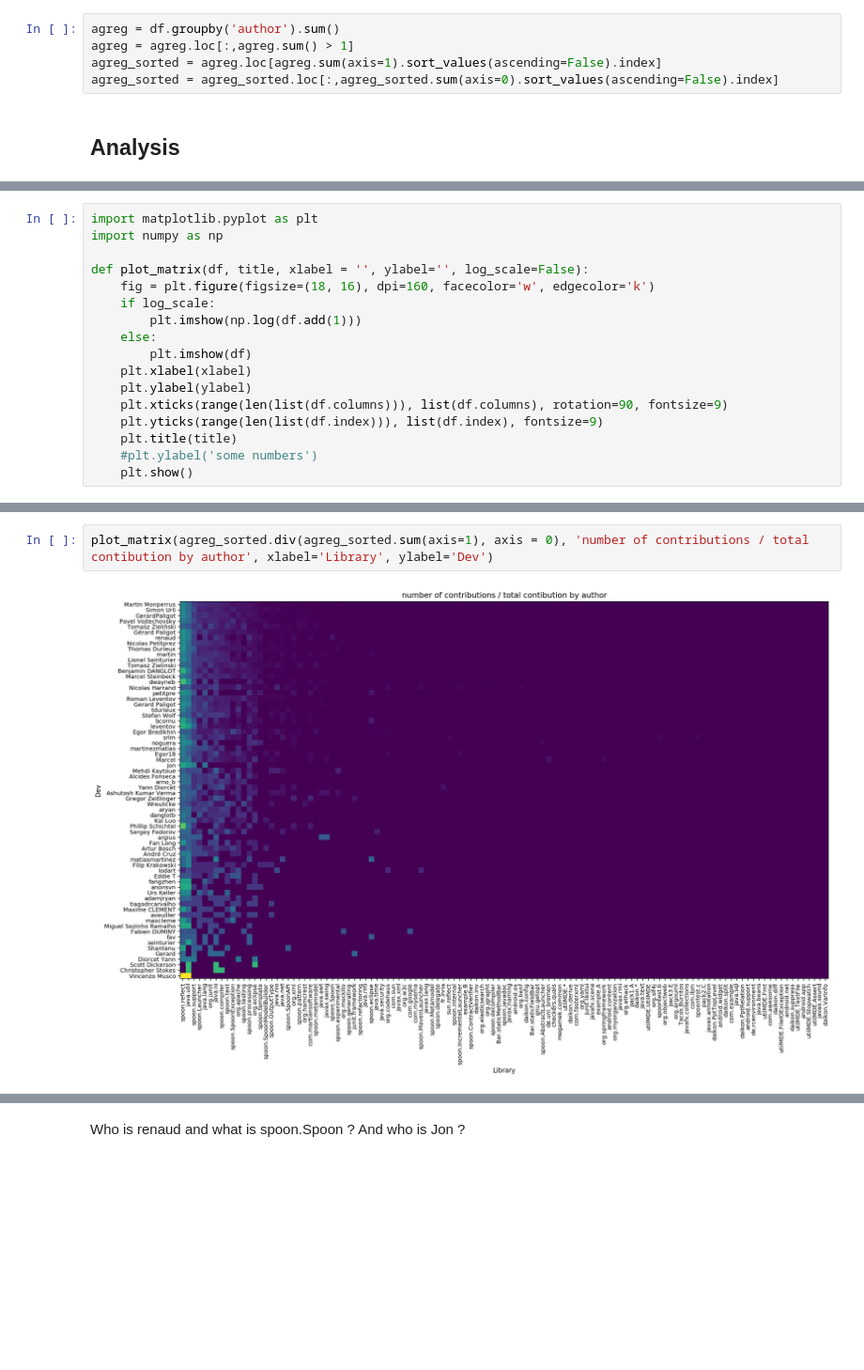
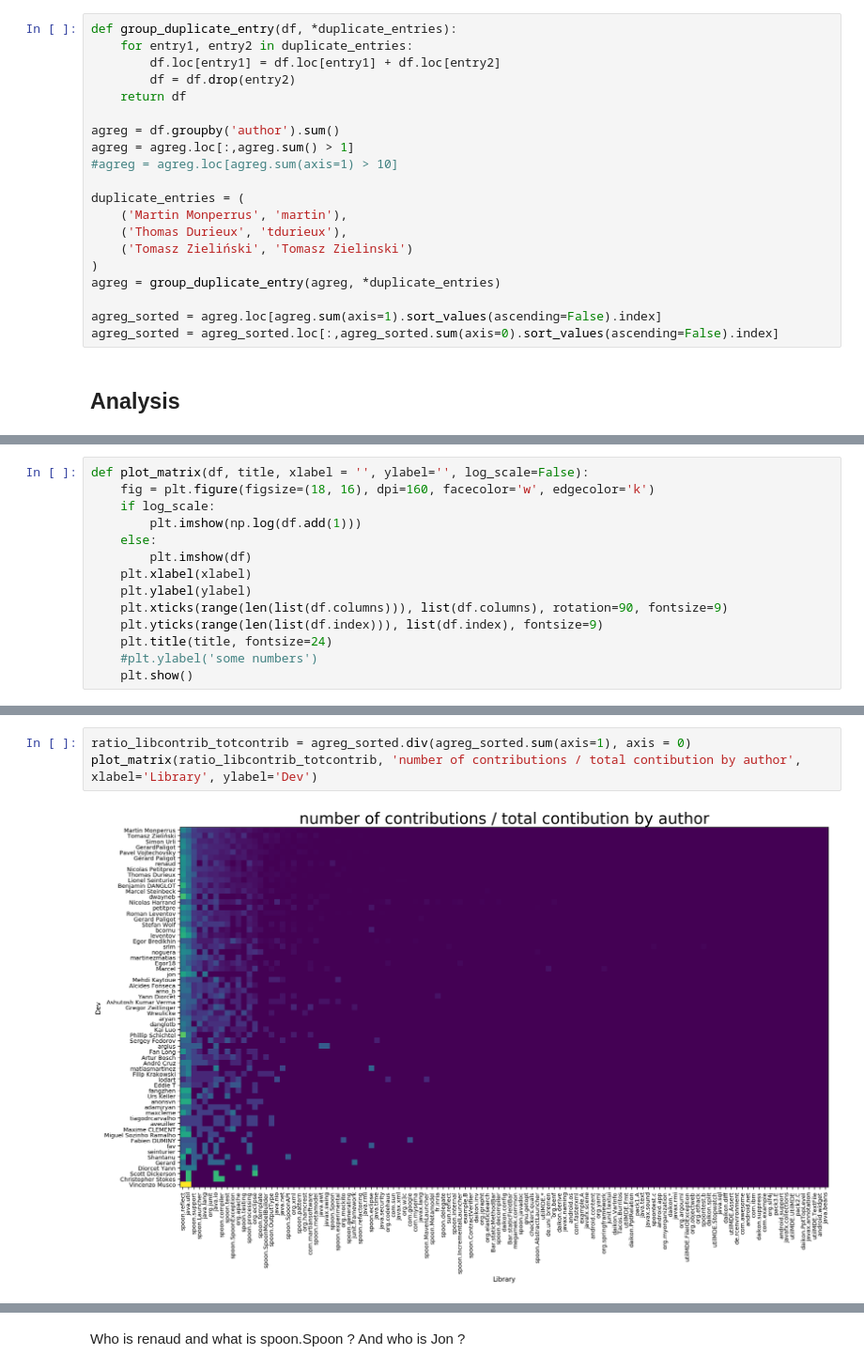
Before and after one commit to castor-software/oss-graph-metrics, a Jupyter notebook: data_analysis/notebook/dev_library.ipynb, the cells around one changed output, grey strips where cells are left out. Shown at 94% size. Saved outputs shown, nothing was run; the diff lists cells and outputs as text; blank space fills up the shorter version.

```diff
--- a/data_analysis/notebook/dev_library.ipynb
+++ b/data_analysis/notebook/dev_library.ipynb
@@ -71,6 +73,21 @@ Then sort the data in row and column by the number of modifications.
 # %%
+def group_duplicate_entry(df, *duplicate_entries):
+    for entry1, entry2 in duplicate_entries:
+        df.loc[entry1] = df.loc[entry1] + df.loc[entry2]
+        df = df.drop(entry2)
+    return df
+
 agreg = df.groupby('author').sum()
 agreg = agreg.loc[:,agreg.sum() > 1]
+#agreg = agreg.loc[agreg.sum(axis=1) > 10]
+
+duplicate_entries = (
+    ('Martin Monperrus', 'martin'),
+    ('Thomas Durieux', 'tdurieux'),
+    ('Tomasz Zieliński', 'Tomasz Zielinski')
+)
+agreg = group_duplicate_entry(agreg, *duplicate_entries)
+
 agreg_sorted = agreg.loc[agreg.sum(axis=1).sort_values(ascending=False).index]
 agreg_sorted = agreg_sorted.loc[:,agreg_sorted.sum(axis=0).sort_values(ascending=False).index]
 # %% [markdown]
@@ -78,7 +116,4 @@ agreg_sorted = agreg_sorted.loc[:,agreg_sorted.sum(axis=0).sort_values(ascending
 # %%
-import matplotlib.pyplot as plt
-import numpy as np
-
 def plot_matrix(df, title, xlabel = '', ylabel='', log_scale=False):
     fig = plt.figure(figsize=(18, 16), dpi=160, facecolor='w', edgecolor='k')
     if log_scale:
@@ -89,7 +124,7 @@ def plot_matrix(df, title, xlabel = '', ylabel='', log_scale=False):
     plt.ylabel(ylabel)
     plt.xticks(range(len(list(df.columns))), list(df.columns), rotation=90, fontsize=9)
     plt.yticks(range(len(list(df.index))), list(df.index), fontsize=9)
-    plt.title(title)
+    plt.title(title, fontsize=24)
     #plt.ylabel('some numbers')
     plt.show()
 # %%
@@ -99,7 +134,8 @@ plot_matrix(agreg_sorted, 'Number of contributions (log scale)', xlabel='Import
 # %%
-plot_matrix(agreg_sorted.div(agreg_sorted.sum(axis=1), axis = 0), 'number of contributions / total contibution by author', xlabel='Library', ylabel='Dev')
+ratio_libcontrib_totcontrib = agreg_sorted.div(agreg_sorted.sum(axis=1), axis = 0)
+plot_matrix(ratio_libcontrib_totcontrib, 'number of contributions / total contibution by author', xlabel='Library', ylabel='Dev')
 # %% [output]
-[figure, old version]
+[figure, new version]
 # %%
 plot_matrix(agreg_sorted.div(agreg_sorted.sum(axis=0), axis = 1), 'number of contributions / total contibution by library', xlabel='Library', ylabel='Dev')
 # %% [output]
```
Also changed, not shown: parts of 13 cells of this notebook.
